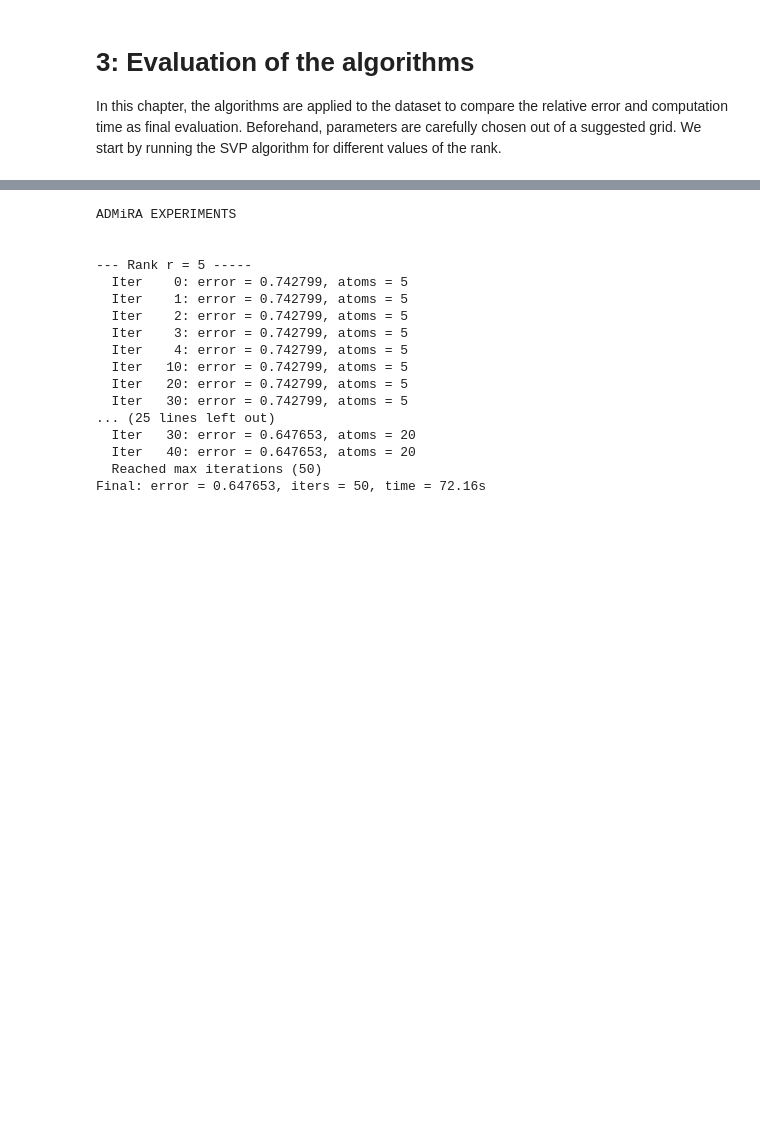
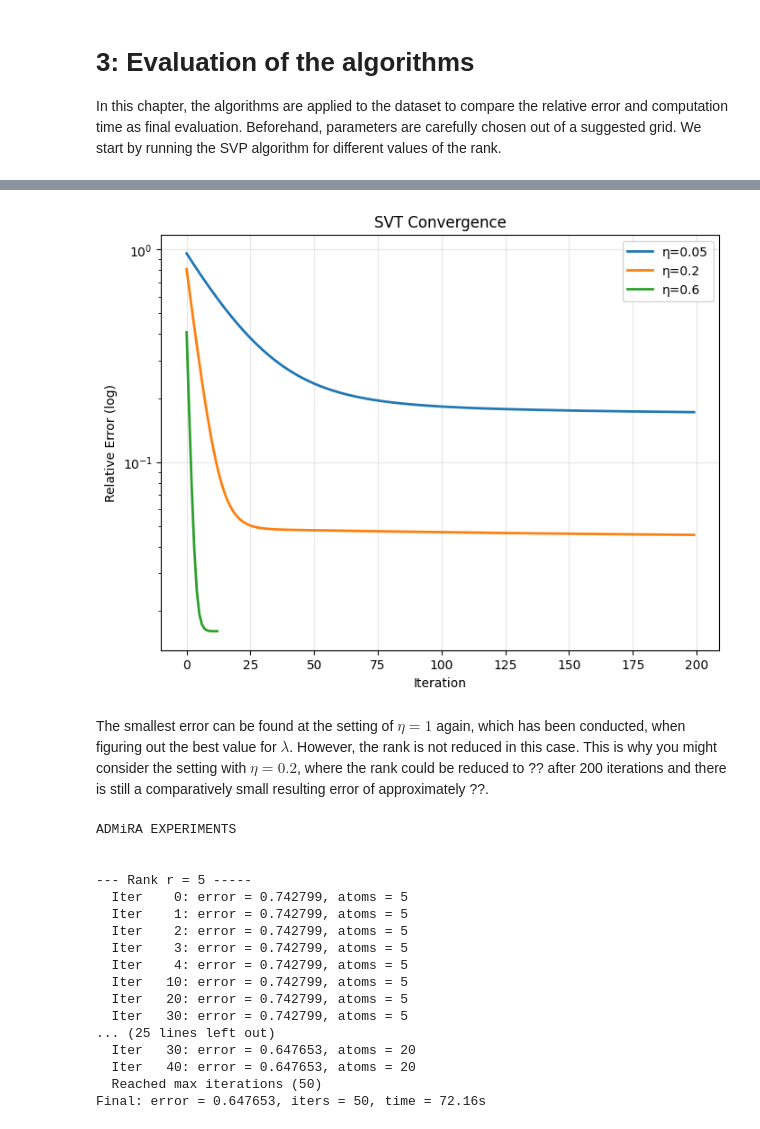
Before and after one commit to smlemons/Dimension-Reduction-Lab, a Jupyter notebook: LabDimReduction_final.ipynb, the cells around one changed output, grey strips where cells are left out. Drawn from its saved outputs; the diff is of its cells as text; code cells hidden in the pictures; blank space fills up the shorter version.

```diff
--- a/LabDimReduction_final.ipynb
+++ b/LabDimReduction_final.ipynb
@@ -558,0 +607,11 @@ Those results suggest to choose the regularization parameter $\lambda = 10$ for
+# %%
+print("SVT EXPERIMENTS \n")
+
+svt_results_eta = {}
+etas  = [0.05, 0.2, 0.6]
+
+for e in etas:
+    print(f"\n--- learning rate = {e} ---")
+    X, errors, ranks, elapsed = svt(S_dense, Ys, lamb = 0.5, eta=e, tol=1e-3, max_iter=200)
+    svt_results_eta[e] = {'errors': errors, 'time': elapsed, 'ranks': ranks, 'final_error': errors[-1]}
+    print(f"Final: error = {errors[-1]:.6f}, rank = {ranks[-1]}, time = {elapsed:.2f}s")
@@ -559,3 +630,18 @@ Those results suggest to choose the regularization parameter $\lambda = 10$ for
+# %%
+# plot the errors accordingly per learning rate
+plt.figure(figsize=(8, 6))
+for e in etas:
+    plt.semilogy(svt_results_eta[e]['errors'], label=f'η={e}', linewidth=2)
+plt.xlabel('Iteration')
+plt.ylabel('Relative Error (log)')
+plt.title('SVT Convergence')
+plt.legend()
+plt.grid(True, alpha=0.3)
+plt.show()
+# %% [output]
+[figure, added]
+# %% [markdown]
+The smallest error can be found at the setting of $\eta=1$ again, which has been conducted, when figuring out the best value for $\lambda$. However, the rank is not reduced in this case. This is why you might consider the setting with $\eta = 0.2$, where the rank could be reduced to ?? after 200 iterations and there is still a comparatively small resulting error of approximately ??.
 # %%
 # =============================================================================
 # ADMiRA EXPERIMENTS
```
Also changed, not shown: parts of 12 cells of this notebook.
